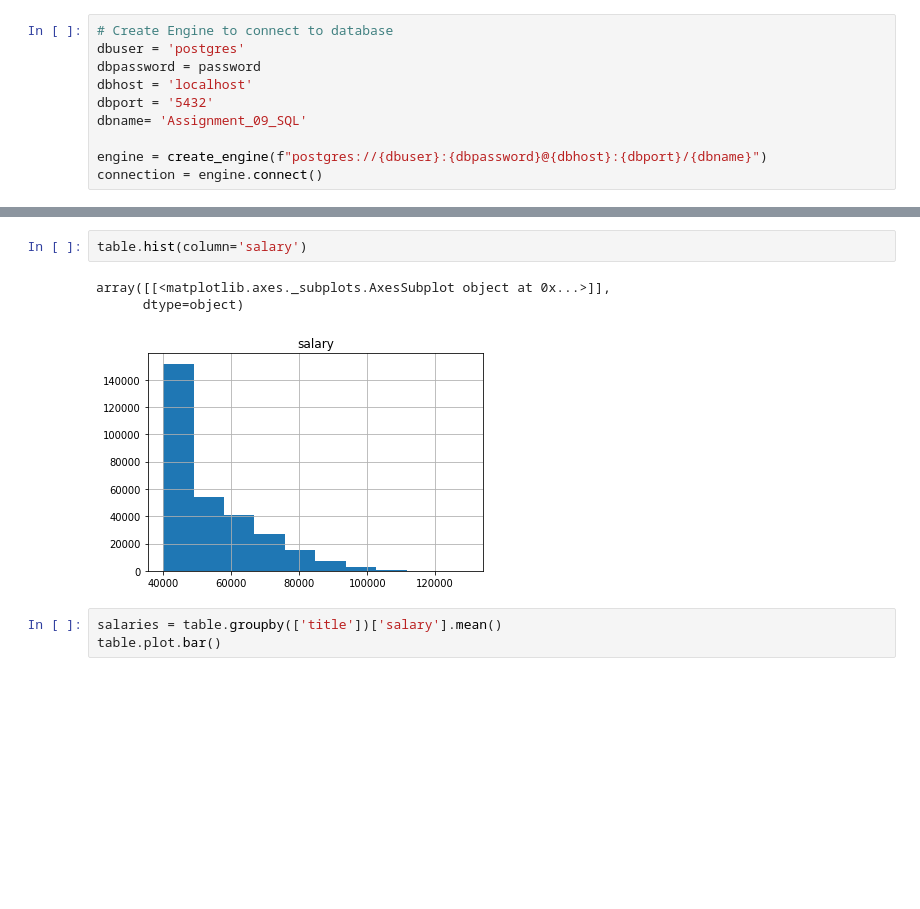
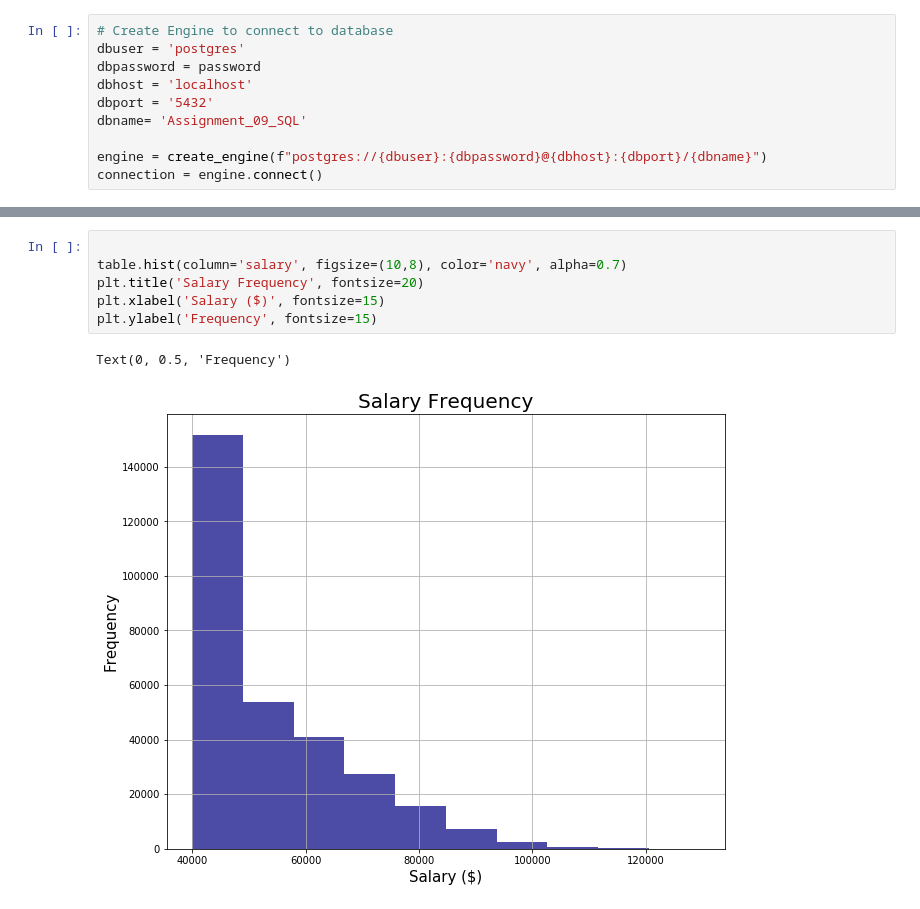
Before and after one commit to samfon24/09.sql-challenge, a Jupyter notebook: Bonus.ipynb, the cells around one changed output, grey strips where cells are left out. Cells and saved outputs as stored; diff of their text form; blank space fills up the shorter version.

Commit message:
Fixed graphs

```diff
--- a/Bonus.ipynb
+++ b/Bonus.ipynb
@@ -21,9 +33,9 @@ table.head(10)
-# %%
-table.hist(column='salary')
-# %% [output]
-array([[<matplotlib.axes._subplots.AxesSubplot object at 0x...>]],
-      dtype=object)
-[figure, removed]
-# %%
-salaries = table.groupby(['title'])['salary'].mean()
-table.plot.bar()
+# %%
+
+table.hist(column='salary', figsize=(10,8), color='navy', alpha=0.7)
+plt.title('Salary Frequency', fontsize=20)
+plt.xlabel('Salary ($)', fontsize=15)
+plt.ylabel('Frequency', fontsize=15)
+# %% [output]
+Text(0, 0.5, 'Frequency')
+[figure, added]
```
Also changed, not shown: parts of 3 cells of this notebook.
